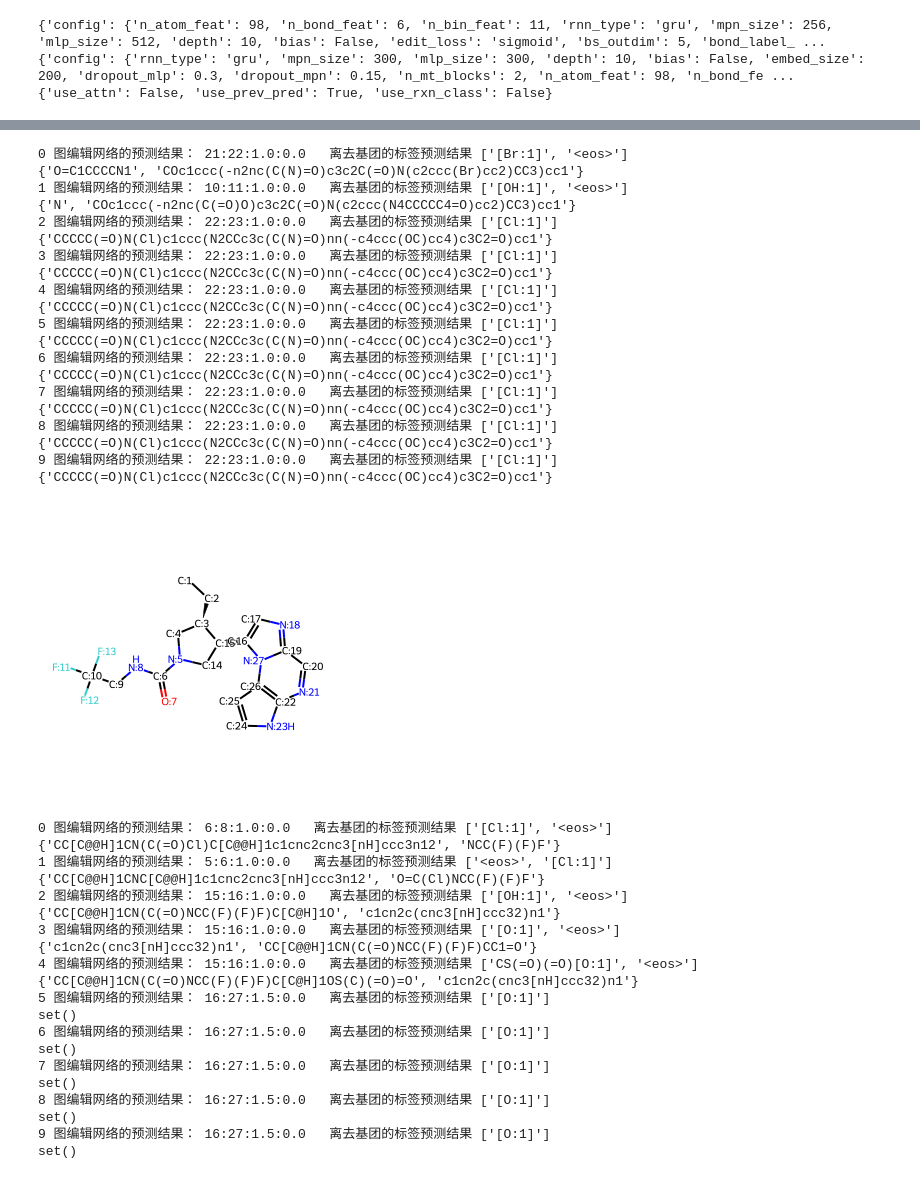
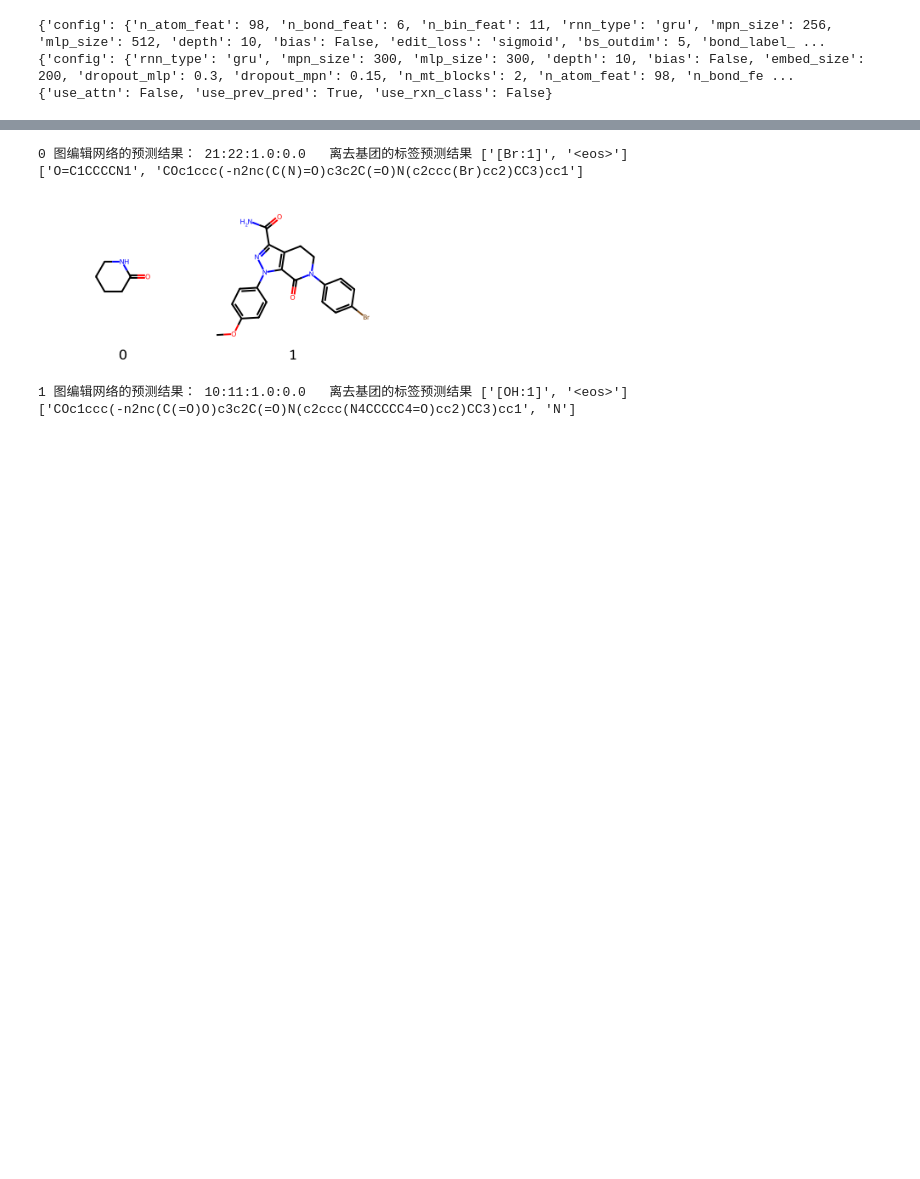
Before and after one commit to Legend-sky/GraphRetro, a Jupyter notebook: test.ipynb, the cells around one changed output, grey strips where cells are left out. Cells and saved outputs as stored; diff of their text form; code cells hidden in the pictures; blank space fills up the shorter version.

```diff
--- a/test.ipynb
+++ b/test.ipynb
@@ -135,78 +136,62 @@ beam_model = BeamSearch(model=rm, beam_width=args.beam_width, max_edits=1)
 # pbar = tqdm(list(range(len(test_df))))
 pbar = tqdm(list(range(5)))
 # %%
+#调用模型进行束搜索预测
 smiles=['COC1=CC=C(N2N=C(C3=C2C(N(C4=CC=C(N5CCCCC5=O)C=C4)CC3)=O)C(N)=O)C=C1',
     'CC[C@H](CN(C(NCC(F)(F)F)=O)C1)[C@H]1C2=CN=C3C=NC4=C(C=CN4)N32',
     'C[C@@]12[C@@](C(SCF)=O)([C@@H](C[C@]1([C@@]3(C[C@@H](C4=CC(C=C[C@@]4([C@]3([C@H](C2)O)F)C)=O)F)[H])[H])C)OC(CC)=O',
     '[H][C@@]12C[C@H]3OC(O[C@]3([C@]1(C[C@@H]([C@]4([C@]2(CCC5=CC(C=C[C@]45C)=O)[H])[H])O)C)C(CO)=O)CCC',
     'CCNC(=O)CCC/C=C\C[C@H]1[C@H](C[C@H]([C@@H]1/C=C/[C@H](CCC2=CC=CC=C2)O)O)O',
     'O=C1[C@@](C#C)(C)CCCC1',
     'O[C@@H]1CC[C@@](C2)([C@@H](O)CC3(C)C)[C@H]3CC[C@]21C']
+
+# def run_search(self, prod_smi, max_steps=6, rxn_class=None):
+#     with torch.no_grad():
+#         node_list = self.run_edit_step(prod_smi, rxn_class=rxn_class)
+#         new_node_list = [copy_node(node) for node in node_list]
+#         steps = 0
+
+#         new_node_list = [self._create_lg_node(prod_smi, node, rxn_class=rxn_class) for node in new_node_list]
+
+#         while not check_nodes_complete(new_node_list) and steps <= max_steps:
+#             tmp_list = self.run_lg_step(prod_smi, new_node_list)
+#             new_node_list = [copy_node(node) for node in tmp_list]
+#             steps += 1
+
+#     new_node_list = self.keep_topk_nodes(new_node_list)
+#     return new_node_list
+
 
 for smile in smiles:
     p = canonicalize_prod(smile)
     mol=Chem.MolFromSmiles(p)
     img = Draw.MolToImage(mol)
     display(img)
     top_k_nodes = beam_model.run_search(p, max_steps=6) #进行束搜索，beam_size=10
     for beam_idx, node in enumerate(top_k_nodes):
         pred_edit = node.edit
         pred_label = node.lg_groups
 
         if isinstance(pred_edit, list): #检查pre_edit是否为一个列表，如果是，执行下面语句
             pred_edit = pred_edit[0]
-        # edits: Iterable[str],
-        # Iterable of edits to apply. An edit is structured as a1:a2:b1:b2, where
-        # a1, a2 are atom maps of participating atoms and b1, b2 are previous and
-        # new bond orders. When  a2 = 0, we update the hydrogen count.
+
         print(beam_idx,"图编辑网络的预测结果：",pred_edit,"  离去基团的标签预测结果",pred_label)
 
         try:
             pred_set = generate_reac_set(p, pred_edit, pred_label, verbose=False)
         except BaseException as e:
             print(e, flush=True)
             pred_set = None
-        print(pred_set)
+        pred_list=list(pred_set)
+        print(pred_list)
+        if pred_list:
+            pred_mol=[Chem.MolFromSmiles(s) for s in pred_list]
+            img = Draw.MolsToGridImage(pred_mol, molsPerRow=5, subImgSize=(200, 200),legends=[f"{i}" for i in range(len(pred_list))])
+            display(img)
 # %% [output]
 [figure]
 0 图编辑网络的预测结果： 21:22:1.0:0.0   离去基团的标签预测结果 ['[Br:1]', '<eos>']
-{'O=C1CCCCN1', 'COc1ccc(-n2nc(C(N)=O)c3c2C(=O)N(c2ccc(Br)cc2)CC3)cc1'}
-1 图编辑网络的预测结果： 10:11:1.0:0.0   离去基团的标签预测结果 ['[OH:1]', '<eos>']
-{'N', 'COc1ccc(-n2nc(C(=O)O)c3c2C(=O)N(c2ccc(N4CCCCC4=O)cc2)CC3)cc1'}
-2 图编辑网络的预测结果： 22:23:1.0:0.0   离去基团的标签预测结果 ['[Cl:1]']
-{'CCCCC(=O)N(Cl)c1ccc(N2CCc3c(C(N)=O)nn(-c4ccc(OC)cc4)c3C2=O)cc1'}
-3 图编辑网络的预测结果： 22:23:1.0:0.0   离去基团的标签预测结果 ['[Cl:1]']
-{'CCCCC(=O)N(Cl)c1ccc(N2CCc3c(C(N)=O)nn(-c4ccc(OC)cc4)c3C2=O)cc1'}
-4 图编辑网络的预测结果： 22:23:1.0:0.0   离去基团的标签预测结果 ['[Cl:1]']
-{'CCCCC(=O)N(Cl)c1ccc(N2CCc3c(C(N)=O)nn(-c4ccc(OC)cc4)c3C2=O)cc1'}
-5 图编辑网络的预测结果： 22:23:1.0:0.0   离去基团的标签预测结果 ['[Cl:1]']
-{'CCCCC(=O)N(Cl)c1ccc(N2CCc3c(C(N)=O)nn(-c4ccc(OC)cc4)c3C2=O)cc1'}
-6 图编辑网络的预测结果： 22:23:1.0:0.0   离去基团的标签预测结果 ['[Cl:1]']
-{'CCCCC(=O)N(Cl)c1ccc(N2CCc3c(C(N)=O)nn(-c4ccc(OC)cc4)c3C2=O)cc1'}
-7 图编辑网络的预测结果： 22:23:1.0:0.0   离去基团的标签预测结果 ['[Cl:1]']
-{'CCCCC(=O)N(Cl)c1ccc(N2CCc3c(C(N)=O)nn(-c4ccc(OC)cc4)c3C2=O)cc1'}
-8 图编辑网络的预测结果： 22:23:1.0:0.0   离去基团的标签预测结果 ['[Cl:1]']
-{'CCCCC(=O)N(Cl)c1ccc(N2CCc3c(C(N)=O)nn(-c4ccc(OC)cc4)c3C2=O)cc1'}
-9 图编辑网络的预测结果： 22:23:1.0:0.0   离去基团的标签预测结果 ['[Cl:1]']
-{'CCCCC(=O)N(Cl)c1ccc(N2CCc3c(C(N)=O)nn(-c4ccc(OC)cc4)c3C2=O)cc1'}
+['O=C1CCCCN1', 'COc1ccc(-n2nc(C(N)=O)c3c2C(=O)N(c2ccc(Br)cc2)CC3)cc1']
-[figure, old version]
+[figure, new version]
-0 图编辑网络的预测结果： 6:8:1.0:0.0   离去基团的标签预测结果 ['[Cl:1]', '<eos>']
-{'CC[C@@H]1CN(C(=O)Cl)C[C@@H]1c1cnc2cnc3[nH]ccc3n12', 'NCC(F)(F)F'}
-1 图编辑网络的预测结果： 5:6:1.0:0.0   离去基团的标签预测结果 ['<eos>', '[Cl:1]']
-{'CC[C@@H]1CNC[C@@H]1c1cnc2cnc3[nH]ccc3n12', 'O=C(Cl)NCC(F)(F)F'}
-2 图编辑网络的预测结果： 15:16:1.0:0.0   离去基团的标签预测结果 ['[OH:1]', '<eos>']
-{'CC[C@@H]1CN(C(=O)NCC(F)(F)F)C[C@H]1O', 'c1cn2c(cnc3[nH]ccc32)n1'}
-3 图编辑网络的预测结果： 15:16:1.0:0.0   离去基团的标签预测结果 ['[O:1]', '<eos>']
-{'c1cn2c(cnc3[nH]ccc32)n1', 'CC[C@@H]1CN(C(=O)NCC(F)(F)F)CC1=O'}
-4 图编辑网络的预测结果： 15:16:1.0:0.0   离去基团的标签预测结果 ['CS(=O)(=O)[O:1]', '<eos>']
-{'CC[C@@H]1CN(C(=O)NCC(F)(F)F)C[C@H]1OS(C)(=O)=O', 'c1cn2c(cnc3[nH]ccc32)n1'}
-5 图编辑网络的预测结果： 16:27:1.5:0.0   离去基团的标签预测结果 ['[O:1]']
-set()
-6 图编辑网络的预测结果： 16:27:1.5:0.0   离去基团的标签预测结果 ['[O:1]']
-set()
-7 图编辑网络的预测结果： 16:27:1.5:0.0   离去基团的标签预测结果 ['[O:1]']
-set()
-8 图编辑网络的预测结果： 16:27:1.5:0.0   离去基团的标签预测结果 ['[O:1]']
-set()
-9 图编辑网络的预测结果： 16:27:1.5:0.0   离去基团的标签预测结果 ['[O:1]']
-set()
+1 图编辑网络的预测结果： 10:11:1.0:0.0   离去基团的标签预测结果 ['[OH:1]', '<eos>']
+['COc1ccc(-n2nc(C(=O)O)c3c2C(=O)N(c2ccc(N4CCCCC4=O)cc2)CC3)cc1', 'N']
```
Also changed, not shown: parts of 3 cells of this notebook, 14 other files.
